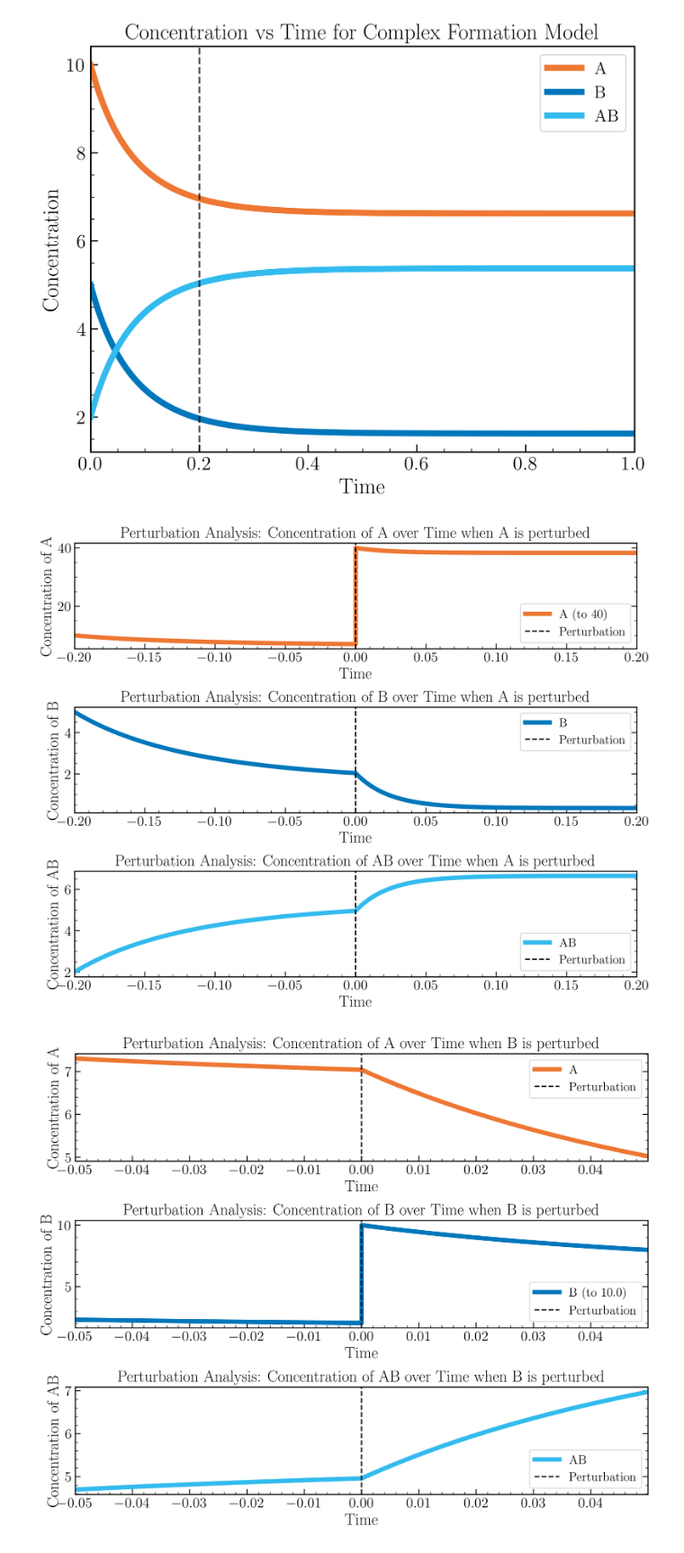
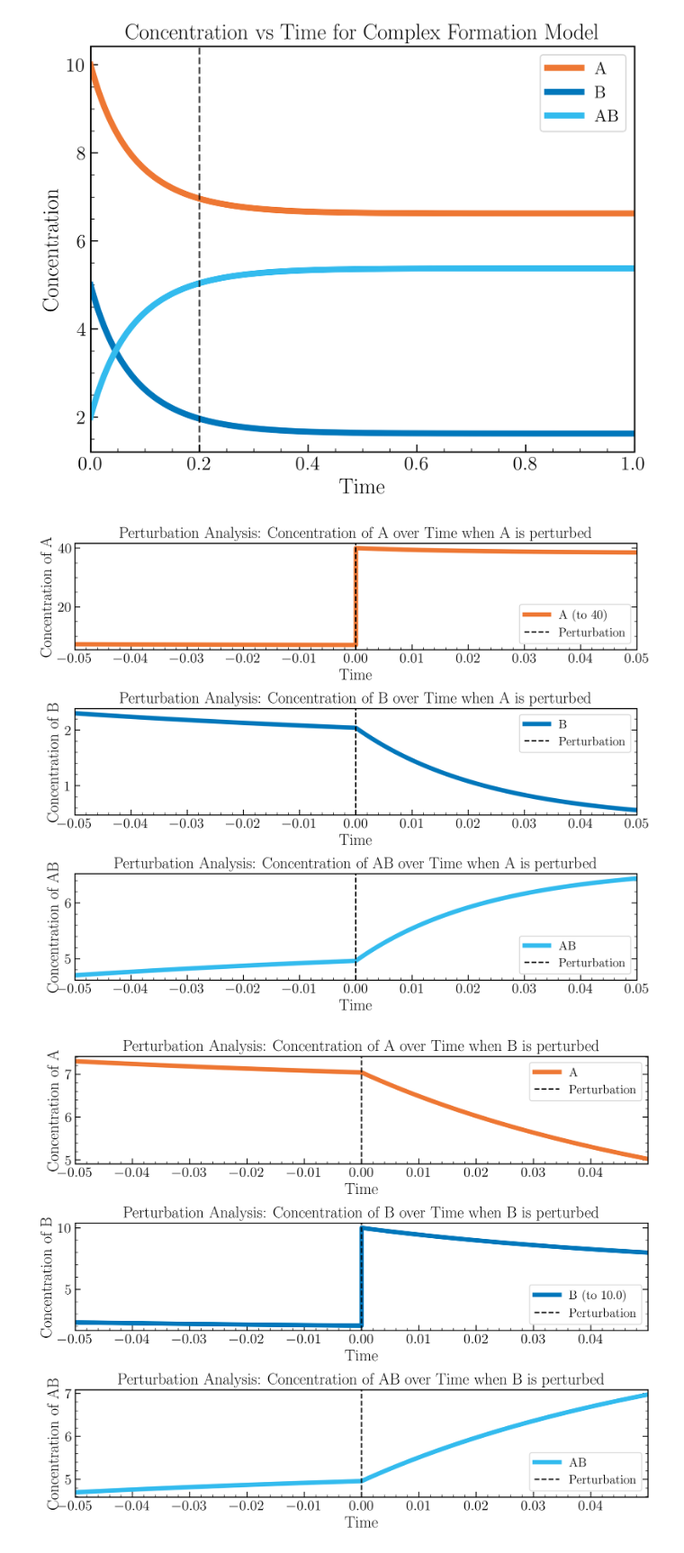
Before and after one commit to DILiS-lab/loopdetect, a Jupyter notebook: examples/model_2_complex_formation.ipynb, the cells around one changed output. Shown at 90% size. Cells and saved outputs as stored; diff of their text form; code cells hidden in the pictures.

```diff
--- a/examples/model_2_complex_formation.ipynb
+++ b/examples/model_2_complex_formation.ipynb
@@ -155,7 +155,7 @@ initial_conditions_1 = sol.y[:, 20]  # Corresponds to t = 0.2
 delta_t = 0.001
 perturbation_point = 0.2 # start perturbation at t=0.2
 time_index = int(perturbation_point/delta_t)
-cap_range = 0.2  # time range to capture before and after perturbation
+cap_range = 0.05  # time range to capture before and after perturbation
 time_points_1 = np.linspace(-cap_range, 0, int(cap_range/delta_t) + 1) # delta 1= 0.001
 initial_conditions_1 = sol.y[:, time_index]  # Initial concentrations of A, B, and AB
 # Take partial values for sol_1 at the previous simulation
@@ -178,38 +178,38 @@ axs[0].set_ylabel('Concentration of A')
 axs[0].set_title('Perturbation Analysis: Concentration of A over Time when A is perturbed')
 axs[0].set_xlim(-cap_range, cap_range)
 axs[0].yaxis.set_ticks_position('both')
-# axs[0].set_xticks(np.arange(-cap_range, cap_range, 0.01))
+axs[0].set_xticks(np.arange(-cap_range, cap_range+0.005, 0.01))
 axs[0].legend(loc='lower right')
 # Plot for B
 time_B = np.concatenate((time_points_1, time_points_2))
 value_B = np.concatenate((sol_1_005[1], sol_2.y[1]))
 axs[1].plot(time_B, value_B, lw=5, color=colors[1], label='B') # (from 5.0 to 5.0)
 # Black dashed line at t=0.0
 axs[1].axvline(x=0.0, color='black', linestyle='--', lw=1.5, label='Perturbation')
 axs[1].set_xlabel('Time')
 axs[1].set_ylabel('Concentration of B')
 axs[1].set_title('Perturbation Analysis: Concentration of B over Time when A is perturbed')
 axs[1].set_xlim(-cap_range, cap_range)
 axs[1].yaxis.set_ticks_position('both')
-# axs[1].set_xticks(np.arange(-cap_range, cap_range, 0.01))
+axs[1].set_xticks(np.arange(-cap_range, cap_range+0.005, 0.01))
 axs[1].legend(loc='upper right')
 # Plot for AB
 time_AB = np.concatenate((time_points_1, time_points_2))
 value_AB = np.concatenate((sol_1_005[2], sol_2.y[2]))
 axs[2].plot(time_AB, value_AB, lw=5, color=colors[2], label='AB') # (from 2.0 to 2.0)
 # Black dashed line at t=0.0
 axs[2].axvline(x=0.0, color='black', linestyle='--', lw=1.5, label='Perturbation')
 axs[2].set_xlabel('Time')
 axs[2].set_ylabel('Concentration of AB')
 axs[2].set_title('Perturbation Analysis: Concentration of AB over Time when A is perturbed')
 axs[2].set_xlim(-cap_range, cap_range)
 axs[2].yaxis.set_ticks_position('both')
-# axs[2].set_xticks(np.arange(-cap_range, cap_range, 0.01))
+axs[2].set_xticks(np.arange(-cap_range, cap_range+0.005, 0.01))
 axs[2].legend(loc='lower right')
 plt.tight_layout()
 plt.show()
 # %% [output]
-[figure, old version]
+[figure, new version]
 # %%
 # Pertubation analysis for complex formation model (Perturb B)
 time_points_1 = np.linspace(-0.05, 0, 51) # delta 1= 0.001
```
